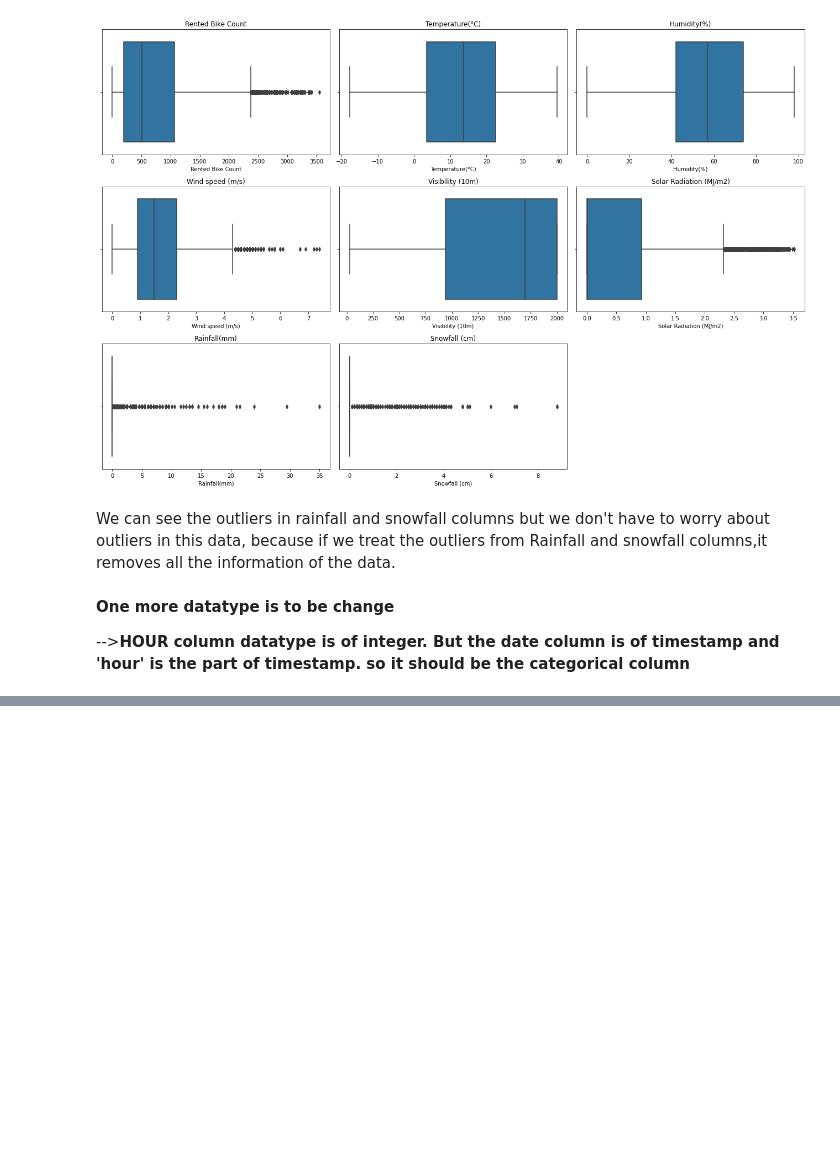
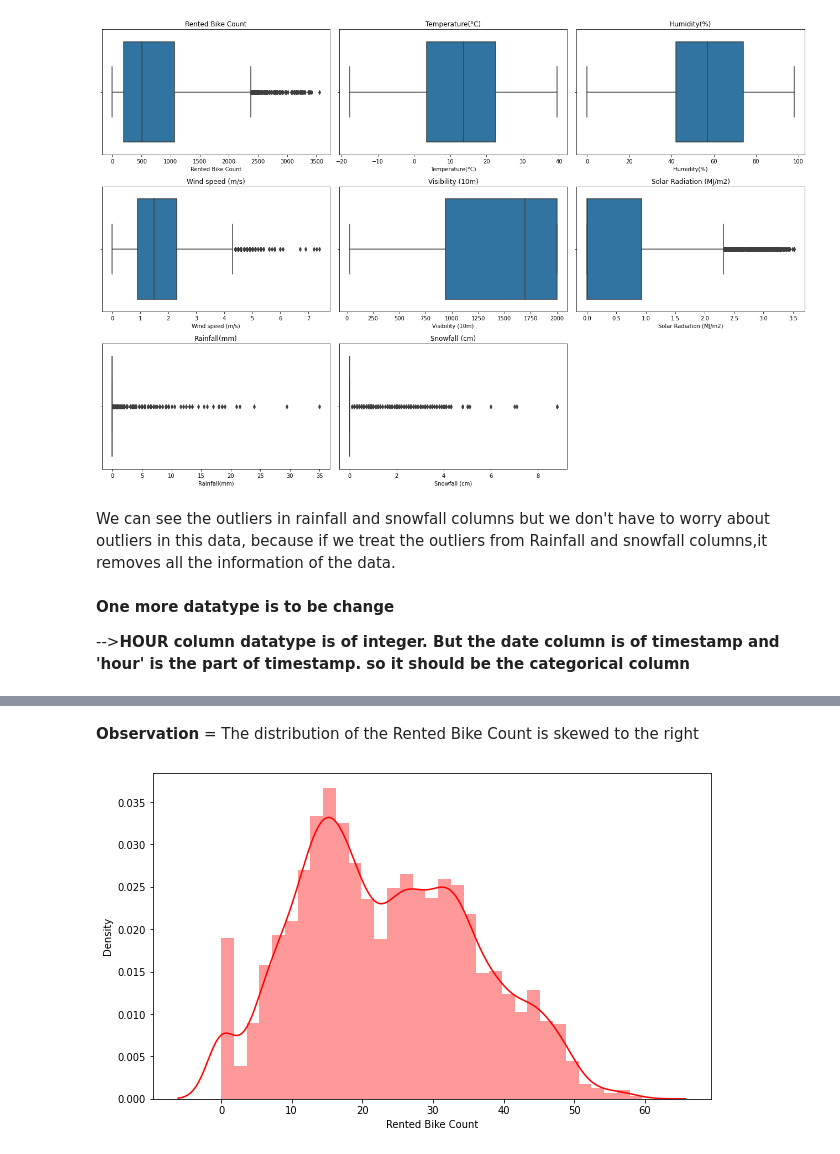
Before and after one commit to navinsambari123/Seoul-BIke-Sharing-Demand-Prediction, a Jupyter notebook: Bike_Sharing_Demand_Prediction_Capstone_Project.ipynb, the cells around one changed output, grey strips where cells are left out. Cells and saved outputs as stored; diff of their text form; code cells hidden in the pictures; blank space fills up the shorter version.

```diff
--- a/Bike_Sharing_Demand_Prediction_Capstone_Project.ipynb
+++ b/Bike_Sharing_Demand_Prediction_Capstone_Project.ipynb
@@ -211,0 +245,8 @@ df['Hour']=df['Hour'].astype('object')
+# %% [markdown]
+**Observation** = The distribution of the Rented Bike Count is skewed to the right
+# %%
+# normalizing the distribution of target column using square root
+sns.distplot(np.sqrt(df['Rented Bike Count']),color='r')
+plt.show()
+# %% [output]
+[figure, added]
```
Also changed, not shown: parts of 27 cells of this notebook.
